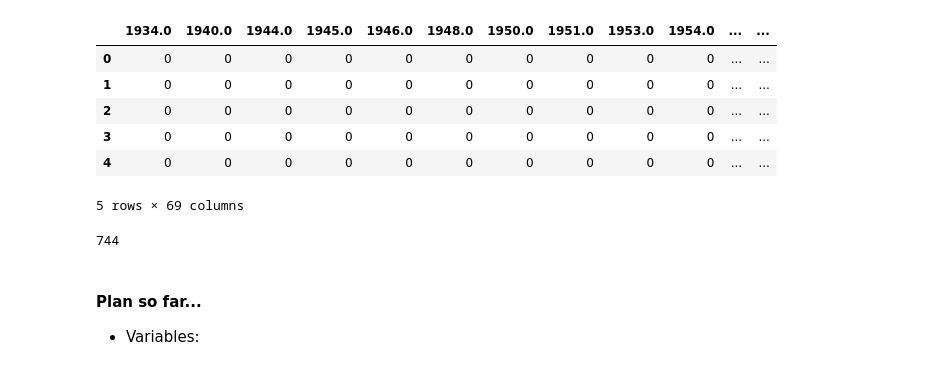
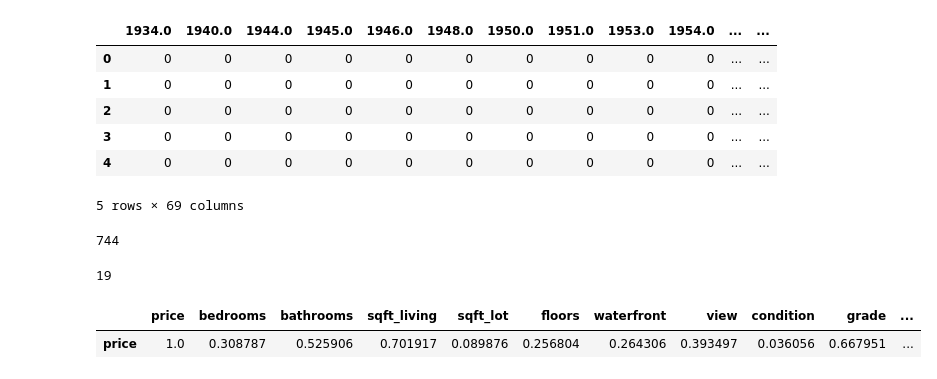
Before and after one commit to Stenke/King-County-Housing-Regression-Analysis, a Jupyter notebook: House(party)_Data-Clean-EDA.ipynb, the cells around one changed output. Saved outputs shown, nothing was run; the diff lists cells and outputs as text; code cells hidden in the pictures.

```diff
--- a/House(party)_Data-Clean-EDA.ipynb
+++ b/House(party)_Data-Clean-EDA.ipynb
@@ -341,7 +344,13 @@ p.head()
 p.sum().sum()
 # %% [output]
 744
-# %% [markdown]
-#### Plan so far...
-
-* Variables:
+# %%
+len(corr.columns)
+# %% [output]
+19
+# %%
+# why would view be correlated?
+corr[0:1]
+# %% [output]
+|  | price | bedrooms | bathrooms | sqft_living | sqft_lot | floors | waterfront | view | condition | grade | ... |
+| price | 1.0 | 0.308787 | 0.525906 | 0.701917 | 0.089876 | 0.256804 | 0.264306 | 0.393497 | 0.036056 | 0.667951 | ... |
```
Also changed, not shown: parts of 5 cells of this notebook.
